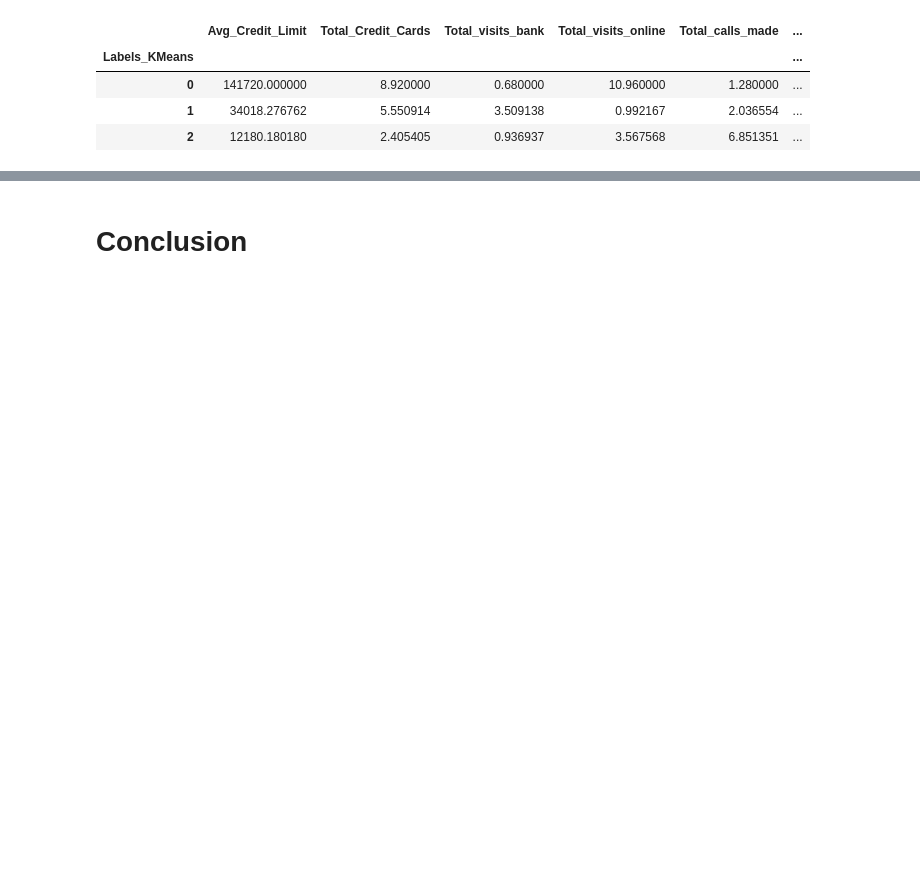
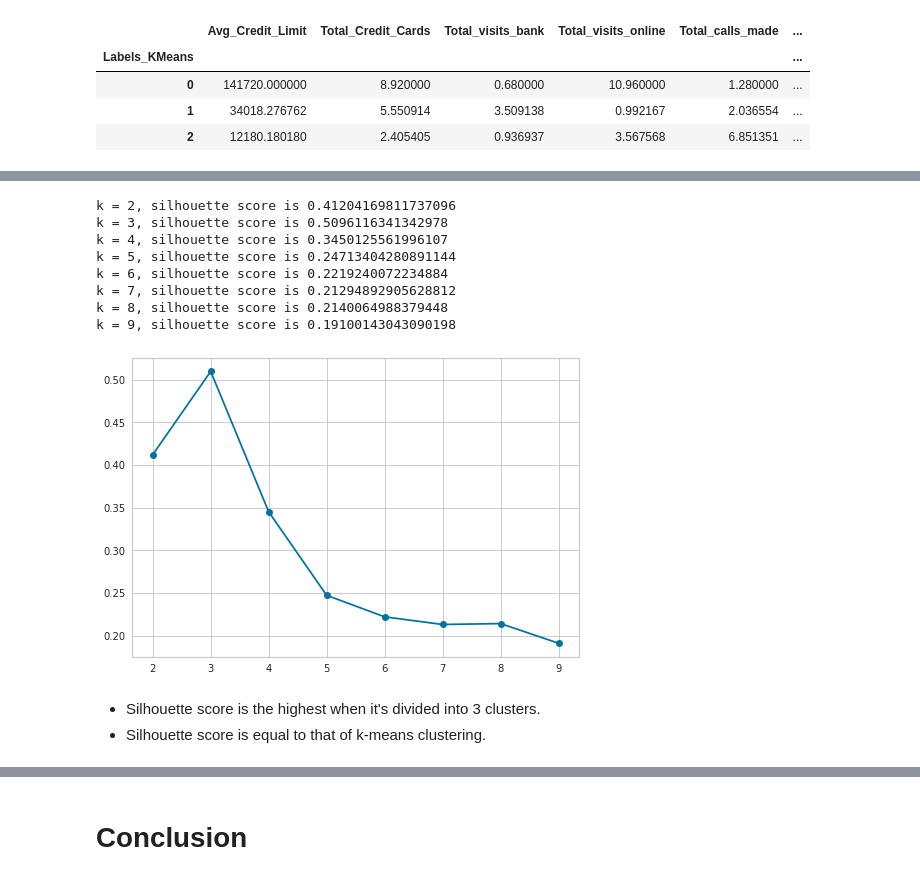
Before and after one commit to liangym2014/Data-science-and-machine-learning, a Jupyter notebook: 6.AllLife_Bank_Customer_Segmentation_Solution.ipynb, the cells around one changed output, grey strips where cells are left out. Saved outputs shown, nothing was run; the diff lists cells and outputs as text; code cells hidden in the pictures; blank space fills up the shorter version.

Commit message:
Complete hierarchical clustering and conclusion.

```diff
--- a/6.AllLife_Bank_Customer_Segmentation_Solution.ipynb
+++ b/6.AllLife_Bank_Customer_Segmentation_Solution.ipynb
@@ -354,0 +426,23 @@ for i, col in enumerate(attribute_cols):
+# %%
+silhouette_scores = []
+
+for k in range(2, 10):
+    hc = AgglomerativeClustering(n_clusters = k).fit(scaled_df)
+    score = silhouette_score(scaled_df, hc.labels_, random_state = seed)
+    silhouette_scores.append(score)
+    print("k = {}, silhouette score is {}".format(k, score))
+
+plt.plot(range(2,10), silhouette_scores, "o-");
+# %% [output]
+k = 2, silhouette score is 0.41204169811737096
+k = 3, silhouette score is 0.5096116341342978
+k = 4, silhouette score is 0.3450125561996107
+k = 5, silhouette score is 0.24713404280891144
+k = 6, silhouette score is 0.2219240072234884
+k = 7, silhouette score is 0.21294892905628812
+k = 8, silhouette score is 0.2140064988379448
+k = 9, silhouette score is 0.19100143043090198
+[figure, added]
+# %% [markdown]
+- Silhouette score is the highest when it's divided into 3 clusters.
+- Silhouette score is equal to that of k-means clustering.
```
Also changed, not shown: parts of 22 cells of this notebook.
